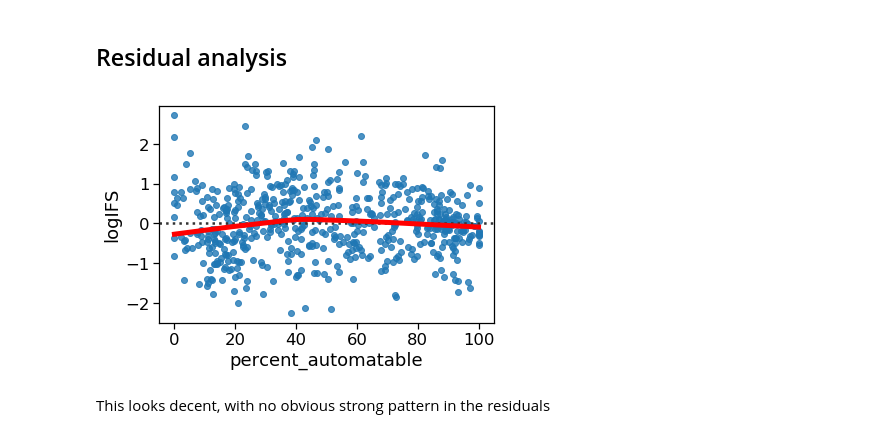
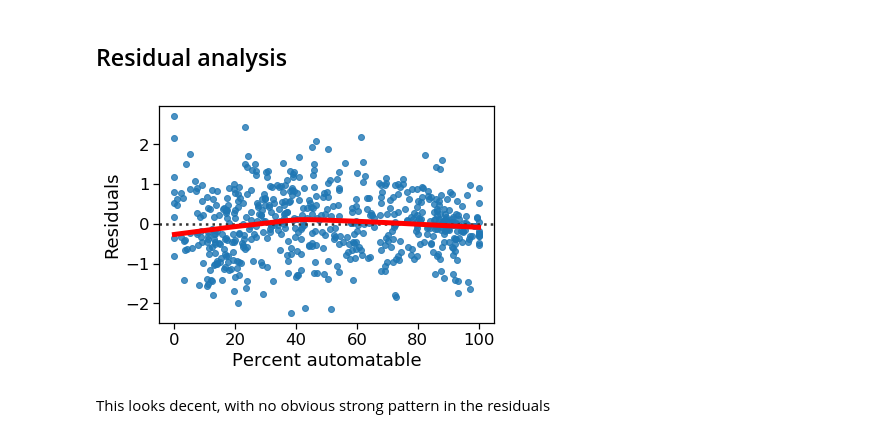
Before and after one commit to jsway1/NHATS, a Jupyter notebook: IFS.ipynb, the cells around one changed output. Cells and saved outputs as stored; diff of their text form; code cells hidden in the pictures.

```diff
--- a/IFS.ipynb
+++ b/IFS.ipynb
@@ -92,8 +93,9 @@ Warnings:
 # %% [markdown]
 ## Residual analysis
 # %%
-sns.residplot(x = 'percent_automatable', y = 'logIFS', data = d, lowess=True, line_kws={'color':'red', 'linewidth':5});
+ax = sns.residplot(x = 'percent_automatable', y = 'logIFS', data = d, lowess=True, line_kws={'color':'red', 'linewidth':5});
+ax.set(xlabel='Percent automatable',ylabel='Residuals');
 # %% [output]
-[figure, old version]
+[figure, new version]
 # %% [markdown]
 This looks decent, with no obvious strong pattern in the residuals
```
Also changed, not shown: parts of 3 cells of this notebook, 1 other file.
